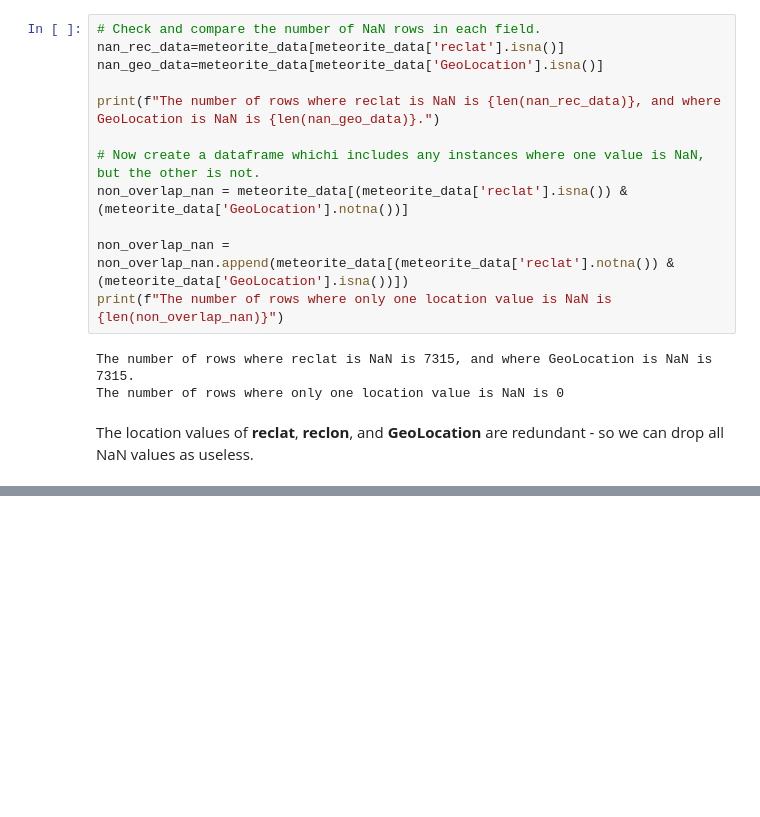
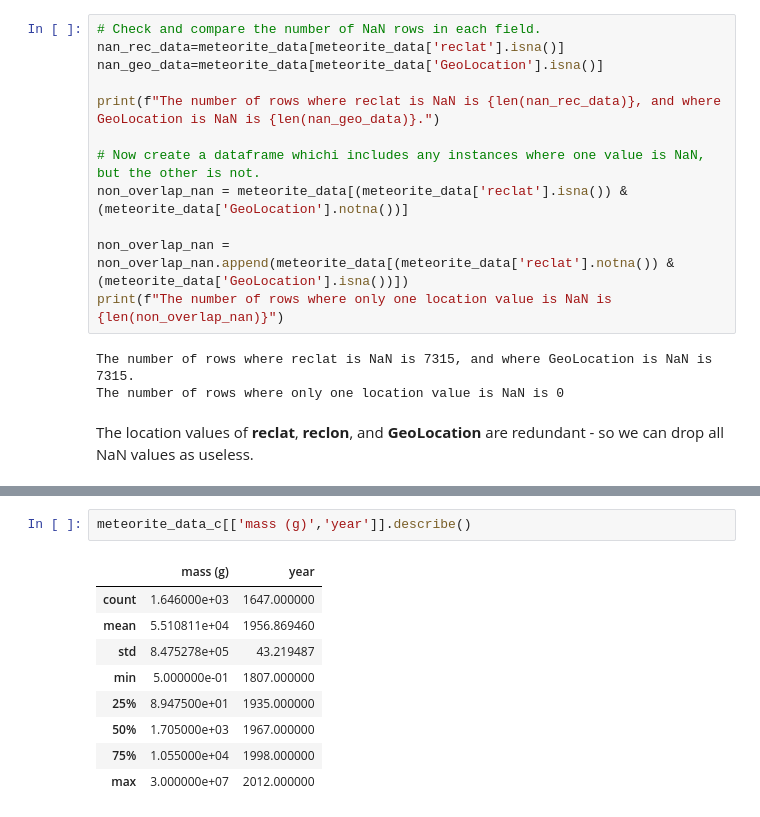
Before and after one commit to Nova-Creatio-Data-Labs/nc-blog-examples, a Jupyter notebook: finding-meteorites.ipynb, the cells around one changed output, grey strips where cells are left out. Saved outputs shown, nothing was run; the diff lists cells and outputs as text; blank space fills up the shorter version.

```diff
--- a/finding-meteorites.ipynb
+++ b/finding-meteorites.ipynb
@@ -136,0 +172,12 @@ Now, filter the strieks to only those in the USA>
+# %%
+meteorite_data_c[['mass (g)','year']].describe()
+# %% [output]
+|  | mass (g) | year |
+| count | 1.646000e+03 | 1647.000000 |
+| mean | 5.510811e+04 | 1956.869460 |
+| std | 8.475278e+05 | 43.219487 |
+| min | 5.000000e-01 | 1807.000000 |
+| 25% | 8.947500e+01 | 1935.000000 |
+| 50% | 1.705000e+03 | 1967.000000 |
+| 75% | 1.055000e+04 | 1998.000000 |
+| max | 3.000000e+07 | 2012.000000 |
```
Also changed, not shown: parts of 22 cells of this notebook, 3 other files.
